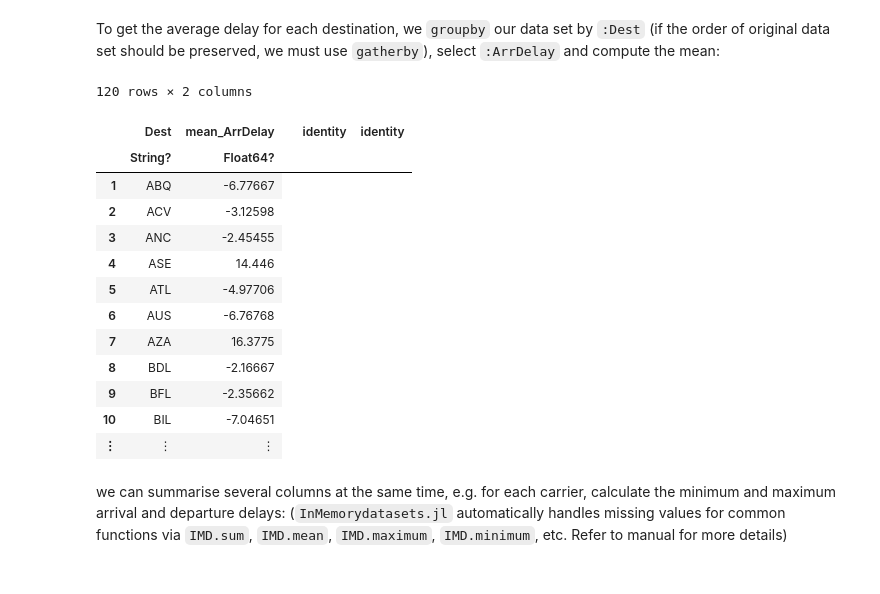
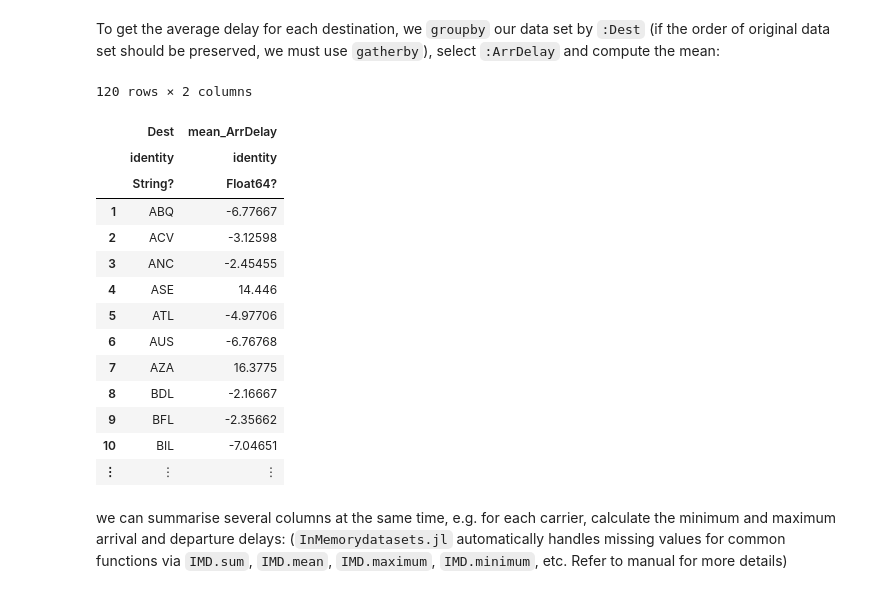
Before and after one commit to sl-solution/InMemoryDatasetsTutorial, a Jupyter notebook: flights.ipynb, the cells around one changed output. Drawn from its saved outputs; the diff is of its cells as text; code cells hidden in the pictures.

```diff
--- a/flights.ipynb
+++ b/flights.ipynb
@@ -310,10 +323,11 @@ modify!(flights, [:Distance, :AirTime] => byrow(/) => :Speed, :Speed => byrow(m2
 # %% [markdown]
 To get the average delay for each destination, we `groupby` our data set by `:Dest` (if the order of original data set should be preserved, we must use `gatherby`), select `:ArrDelay` and compute the mean:
 # %%
-combine(groupby(flights, :Dest), :ArrDelay => mean)
+combine(groupby(flights, :Dest), :ArrDelay => IMD.mean)
 # %% [output]
 120 rows × 2 columns
-|  | Dest | mean_ArrDelay |  | identity | identity |
+|  | Dest | mean_ArrDelay |
+|  | identity | identity |
 |  | String? | Float64? |
 | 1 | ABQ | -6.77667 |
 | 2 | ACV | -3.12598 |
```
Also changed, not shown: parts of 23 cells of this notebook.
